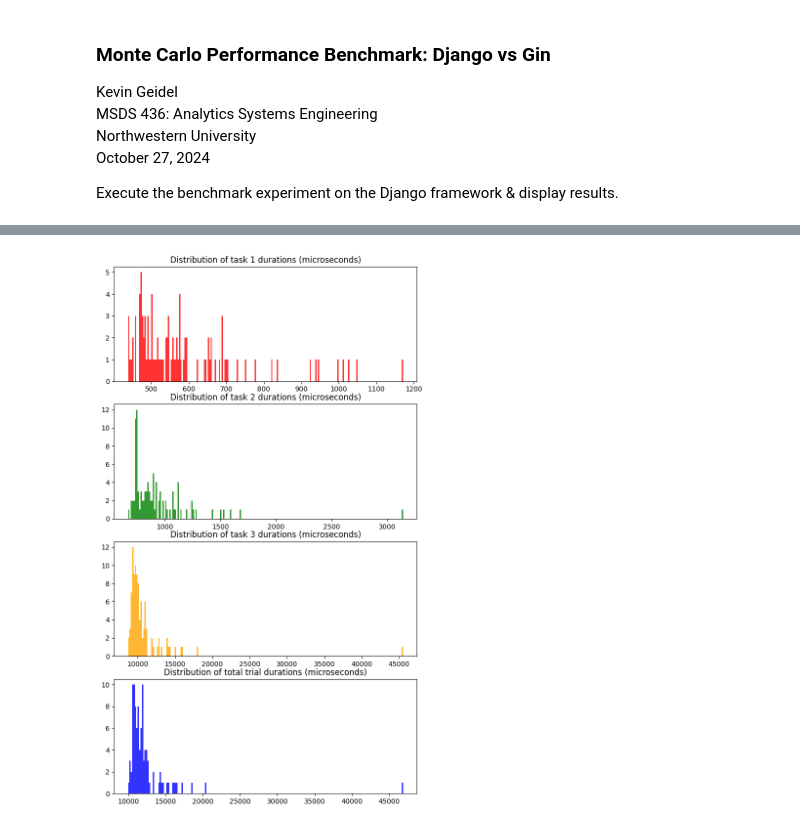
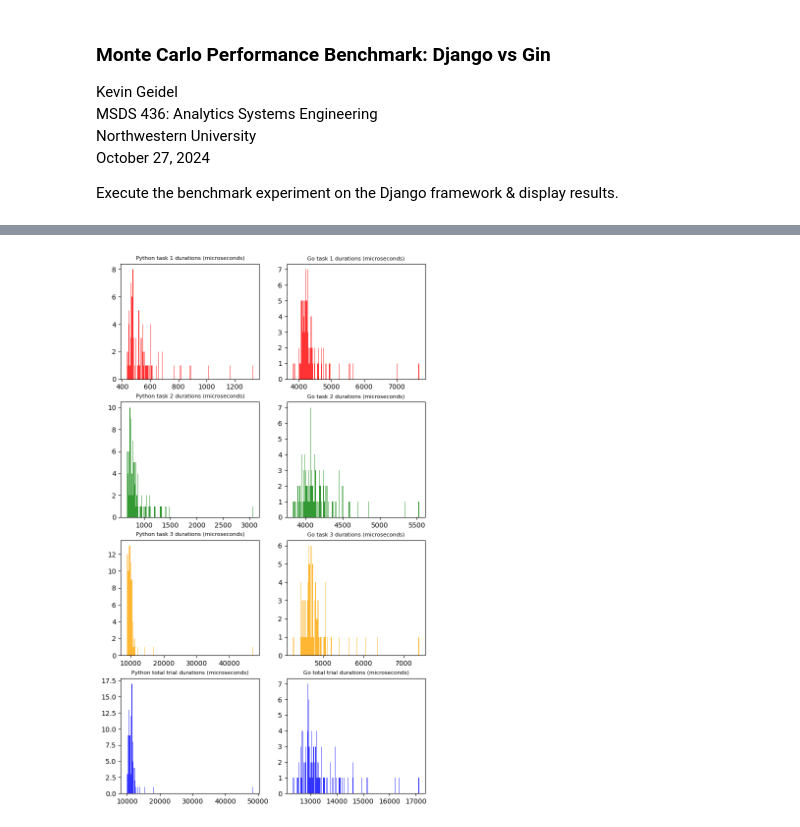
Before and after one commit to kgeidel/MSDS-436-Research-Assignment-2, a Jupyter notebook: mc_benchmark/django_benchmark.ipynb, the cells around one changed output, grey strips where cells are left out. Cells and saved outputs as stored; diff of their text form; code cells hidden in the pictures.

Commit message:
Go benchmark done, results written up in README

```diff
--- a/mc_benchmark/django_benchmark.ipynb
+++ b/mc_benchmark/django_benchmark.ipynb
@@ -66,0 +69,7 @@ Name: total_microseconds, dtype: float64
+# %%
+go_results_file = '../go_benchmark/results.csv'
+
+df = pd.read_csv(go_results_file, header=None)
+df.columns = ['task_1_duration', 'task_2_duration', 'task_3_duration', 'total_microseconds']
+
+df
@@ -67,30 +120,57 @@ Name: total_microseconds, dtype: float64
 # %%
+# Compare framework visually
+
 import matplotlib.pyplot as plt
 
 # Show the distribution of durations
-fig, axs = plt.subplots(4, 1, figsize=(8,14))
+fig, axs = plt.subplots(4, 2, figsize=(8,14))
 
-axs[0].hist(
+################## PYTHON PLOTS ########################
+
+axs[0][0].hist(
     mc.results['task_1_duration'], bins=200,
     alpha=0.8, color='red',
 );
-axs[0].set_title('Distribution of task 1 durations (microseconds)')
-axs[1].hist(
+axs[0][0].set_title('Python task 1 durations (microseconds)', fontsize=8)
+axs[1][0].hist(
     mc.results['task_2_duration'], bins=200,
     alpha=0.8, color='green', label = ''
 );
-axs[1].set_title('Distribution of task 2 durations (microseconds)')
-axs[2].hist(
+axs[1][0].set_title('Python task 2 durations (microseconds)', fontsize=8)
+axs[2][0].hist(
     mc.results['task_3_duration'], bins=200,
     alpha=0.8, color='orange', label = ''
 );
-axs[2].set_title('Distribution of task 3 durations (microseconds)')
-axs[3].hist(
+axs[2][0].set_title('Python task 3 durations (microseconds)', fontsize=8)
+axs[3][0].hist(
     mc.results['total_microseconds'], bins=200,
     alpha=0.8, color='blue', label = ''
 );
-axs[3].set_title('Distribution of total trial durations (microseconds)');
+axs[3][0].set_title('Python total trial durations (microseconds)', fontsize=8);
 
-# fig.savefig('assets/figure_1.png')
+################## GO PLOTS ########################
+
+axs[0][1].hist(
+    df['task_1_duration'], bins=200,
+    alpha=0.8, color='red',
+);
+axs[0][1].set_title('Go task 1 durations (microseconds)', fontsize=8)
+axs[1][1].hist(
+    df['task_2_duration'], bins=200,
+    alpha=0.8, color='green', label = ''
+);
+axs[1][1].set_title('Go task 2 durations (microseconds)', fontsize=8)
+axs[2][1].hist(
+    df['task_3_duration'], bins=200,
+    alpha=0.8, color='orange', label = ''
+);
+axs[2][1].set_title('Go task 3 durations (microseconds)', fontsize=8)
+axs[3][1].hist(
+    df['total_microseconds'], bins=200,
+    alpha=0.8, color='blue', label = ''
+);
+axs[3][1].set_title('Go total trial durations (microseconds)', fontsize=8);
+
+# fig.savefig('figure_1.png')
 # %% [output]
-[figure, old version]
+[figure, new version]
```
Also changed, not shown: parts of 5 cells of this notebook, 11 other files.
